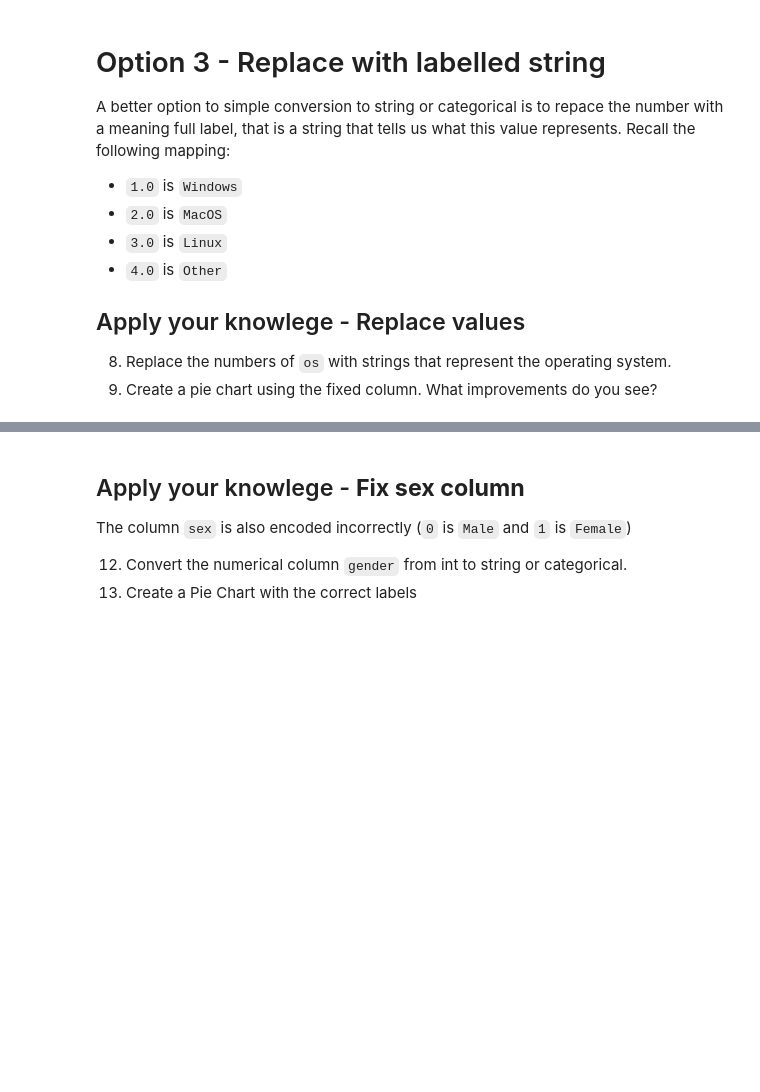
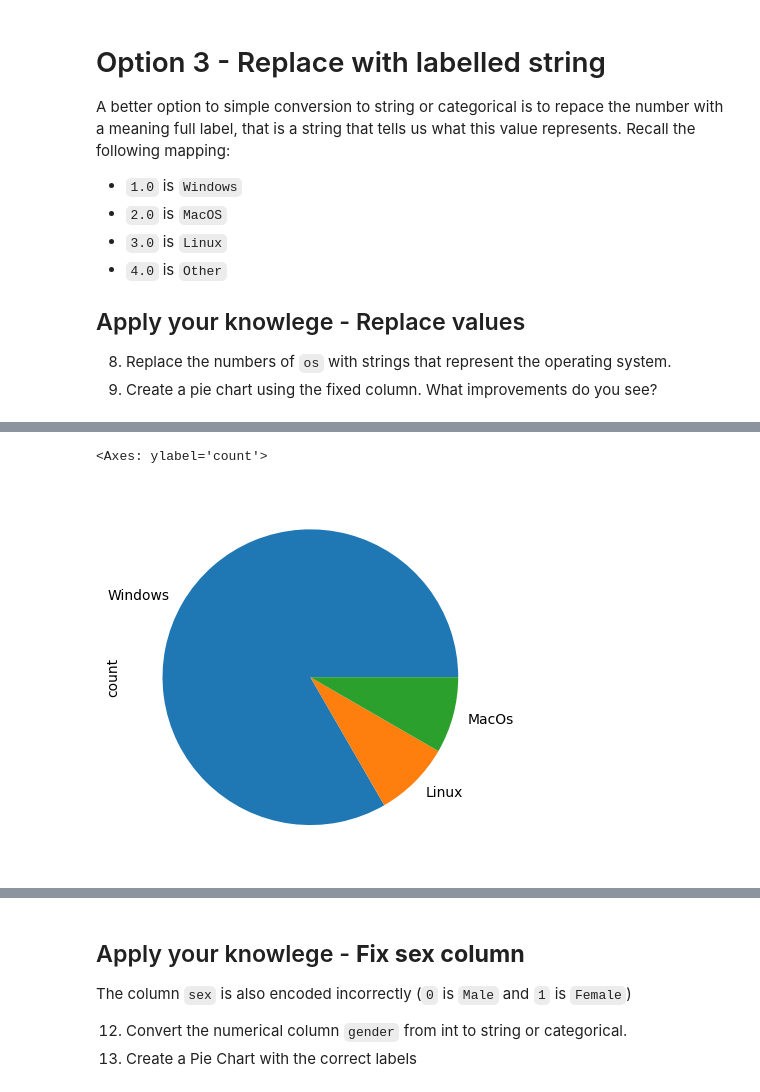
Before and after one commit to mschuessler/dba_lecture, a Jupyter notebook: notebooks/DBA2_03_Data_Wrangling_and_StatTests.ipynb, the cells around one changed output, grey strips where cells are left out. Saved outputs shown, nothing was run; the diff lists cells and outputs as text; code cells hidden in the pictures; blank space fills up the shorter version.

```diff
--- a/notebooks/DBA2_03_Data_Wrangling_and_StatTests.ipynb
+++ b/notebooks/DBA2_03_Data_Wrangling_and_StatTests.ipynb
@@ -229,3 +547,13 @@ Since the column is still a string we can also convert it now to a `pd.Categoria
 11. Create a pie chart once again.
 
 Note: Since a categorical column does not allow any values that were not defined beforehand, undefined values will automatically be treated as missing.
+# %%
+answ.os = pd.Categorical(answ.os.replace({1.0 : "Windows",
+                 2.0 : "MacOs",
+                 3.0 : "Linux",
+                 4.0 : "Other"}))
+# %%
+answ.os.value_counts().plot.pie()
+# %% [output]
+<Axes: ylabel='count'>
+[figure, added]
```
Also changed, not shown: parts of 61 cells of this notebook.
